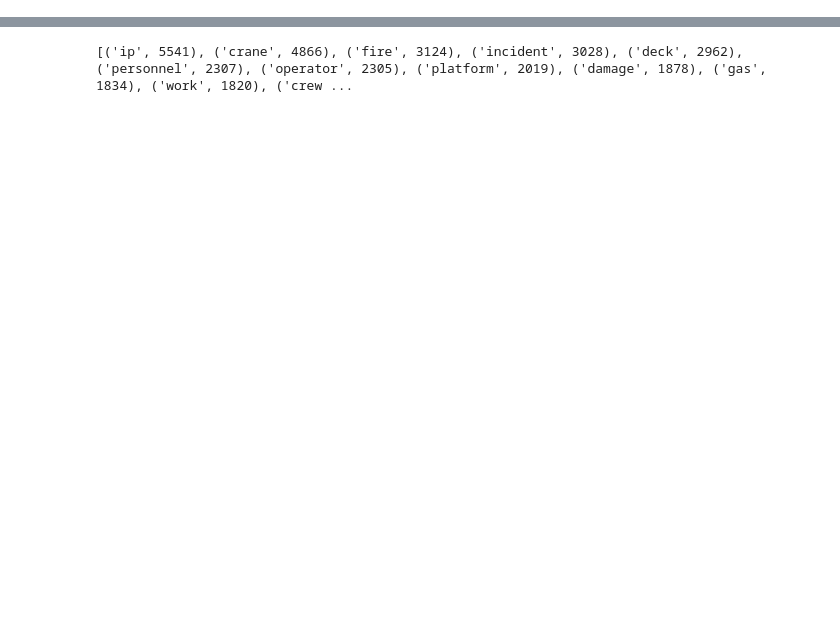
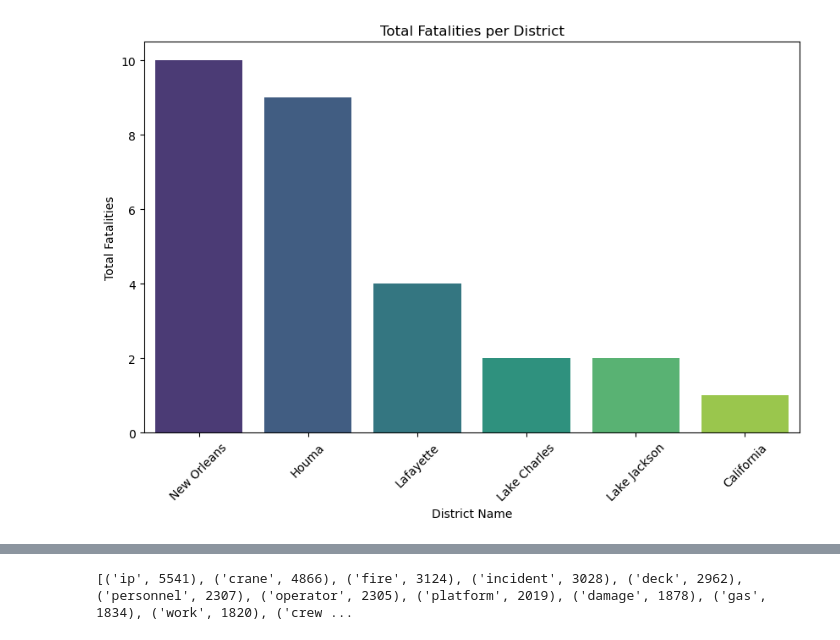
Before and after one commit to MeetPatel2001/ABS-Case-Study--BZAN530, a Jupyter notebook: ABS_Case_Study_Meet.ipynb, the cells around one changed output, grey strips where cells are left out. Drawn from its saved outputs; the diff is of its cells as text; code cells hidden in the pictures; blank space fills up the shorter version.

```diff
--- a/ABS_Case_Study_Meet.ipynb
+++ b/ABS_Case_Study_Meet.ipynb
@@ -141,0 +37,3 @@ print(human_error_proportion)
+# %%
+df = pd.read_csv("TRY4Full2013_2022Data.csv")
+df.head()
@@ -141,0 +58,7 @@ print(human_error_proportion)
+# %%
+df_fatalities = df.dropna(subset=['number fatalities'])
+# %%
+df_fatalities = df_fatalities[df_fatalities["number fatalities"] != 0]
+df_fatalities.groupby("year")["number fatalities"].sum()
+# different years = 2014, 2021, 2022
+# 1+6+1 = 8
@@ -141,0 +93,18 @@ print(human_error_proportion)
+# %%
+# Fatalities Chart, total fatalities is 33!
+
+# Calculate the frequency of unique values in the "district name" column
+district_name_counts = df_fatalities['district name'].value_counts()
+
+# Create a bar plot using seaborn
+plt.figure(figsize=(10, 6))
+sns.barplot(x=district_name_counts.index, y=district_name_counts.values, palette='viridis')
+
+# Customize the plot
+plt.xlabel('District Name')
+plt.ylabel('Total Fatalities')
+plt.title('Total Fatalities per District')
+plt.xticks(rotation=45)
+plt.show()
+# %% [output]
+[figure, added]
```
Also changed, not shown: parts of 33 cells of this notebook.
